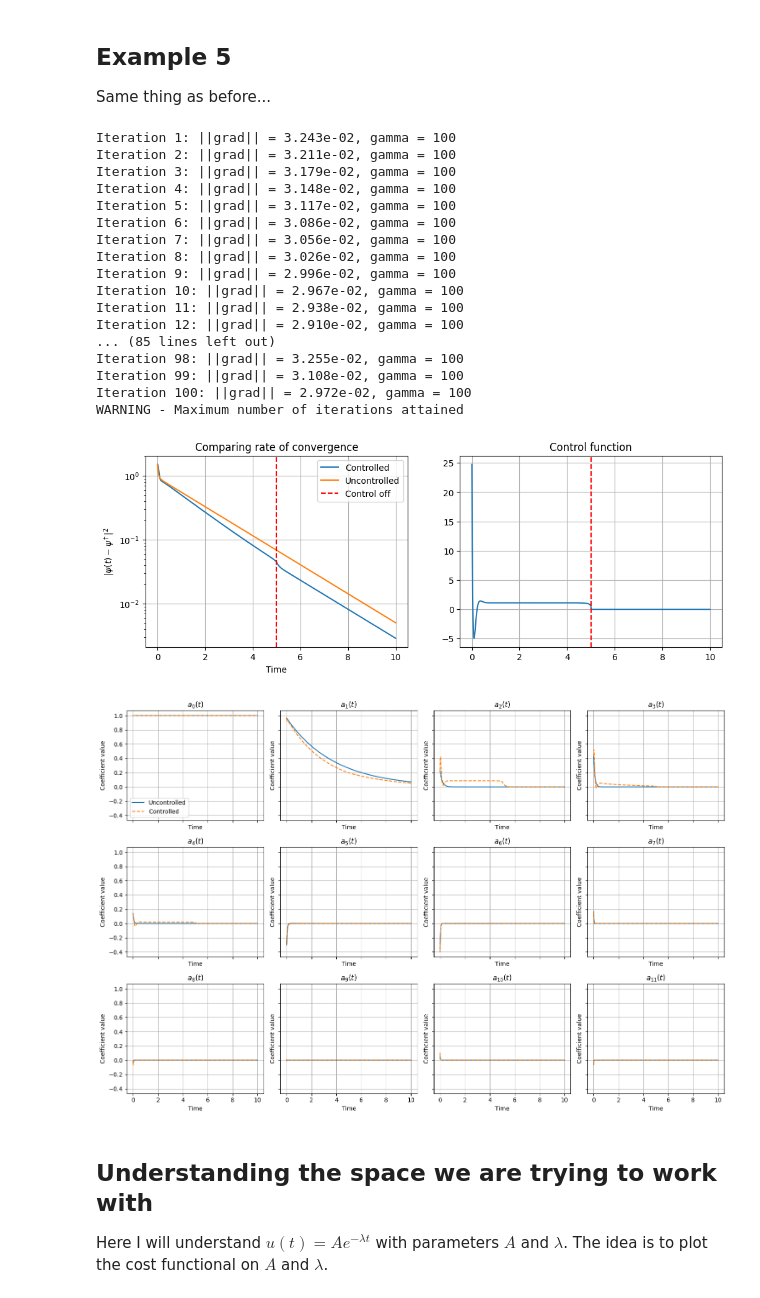
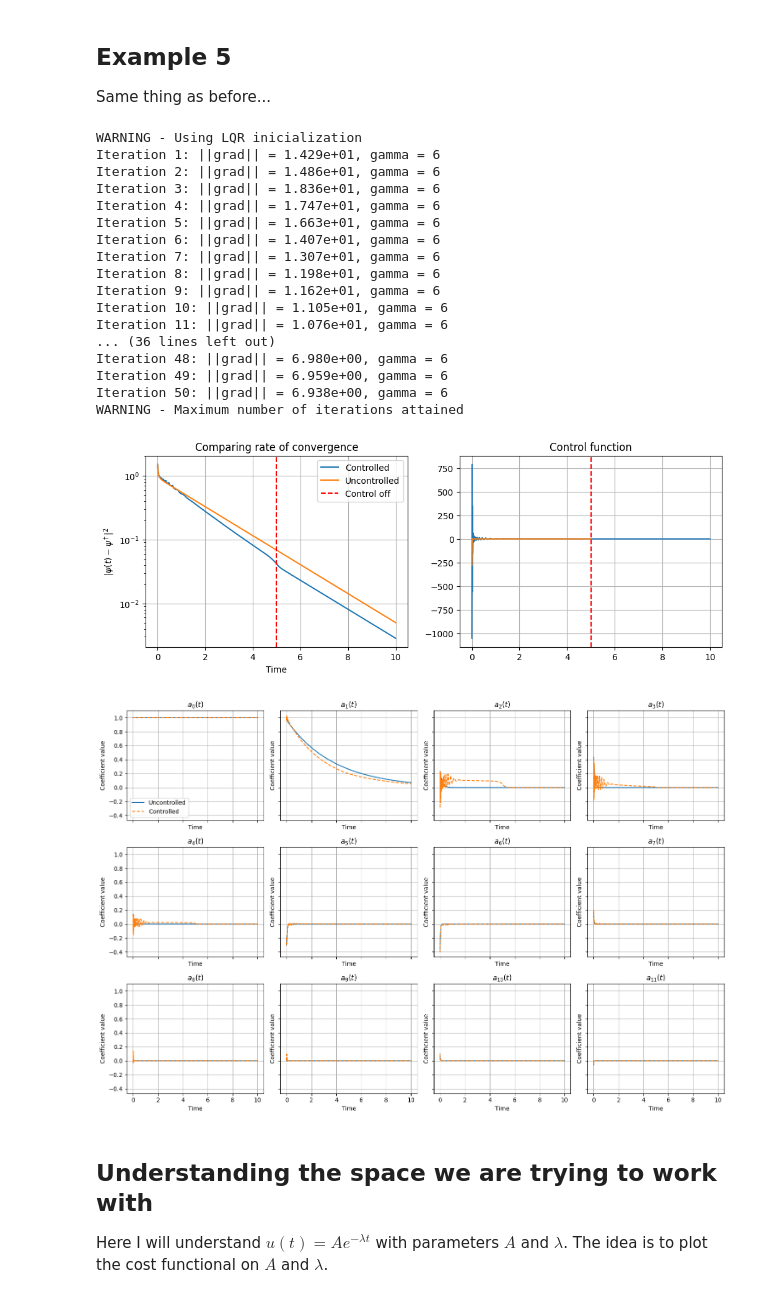
Before and after one commit to lucasmoschen/spectral-fp-opt-control, a Jupyter notebook: notebooks/optimal_control_problem.ipynb, the cells around one changed output. Cells and saved outputs as stored; diff of their text form; code cells hidden in the pictures.

Commit message:
including lqr inicialization

```diff
--- a/notebooks/optimal_control_problem.ipynb
+++ b/notebooks/optimal_control_problem.ipynb
@@ -674,63 +674,64 @@ solver = SchrodingerControlSolver(
     potential=potential,
     rho_0=rho_0,
     rho_dag=None,
-    nu=1e-4,
+    nu=1e-5,
+    kappa=10,
     nabla_alpha_list=nabla_alpha_list,
     nabla_V=lambda x: 4*(x**2 - 1.5)*x,
     correct_lambda0=True
 )
 
 T = 5.0
-result_control = solver.solve(T=T, t_free=5.0, max_iter=100, tol=1e-8, time_eval=time_eval, verbose=True,
-                              control_funcs = [lambda t: 1e2*np.exp(-5 * t)],
+result_control = solver.solve(T=T, t_free=5.0, max_iter=50, tol=1e-8, time_eval=time_eval, verbose=True,
                               #learning_rate_kwargs={'method': 'backtracking', 'gamma_init': 1000, 'alpha': 0.99, 'beta': 0.9},
-                              learning_rate_kwargs={'gamma': 100}
+                              learning_rate_kwargs={'gamma': 6}, inicialization=True
                              )
 
 result = solver.solve(T=T, t_free=5.0, max_iter=200, tol=1e-10, time_eval=time_eval, verbose=True,
                       control_funcs=[lambda t: np.zeros_like(t)], optimise=False)
 # %% [output]
-Iteration 1: ||grad|| = 3.243e-02, gamma = 100
-Iteration 2: ||grad|| = 3.211e-02, gamma = 100
-Iteration 3: ||grad|| = 3.179e-02, gamma = 100
-Iteration 4: ||grad|| = 3.148e-02, gamma = 100
-Iteration 5: ||grad|| = 3.117e-02, gamma = 100
-Iteration 6: ||grad|| = 3.086e-02, gamma = 100
-Iteration 7: ||grad|| = 3.056e-02, gamma = 100
-Iteration 8: ||grad|| = 3.026e-02, gamma = 100
-Iteration 9: ||grad|| = 2.996e-02, gamma = 100
-Iteration 10: ||grad|| = 2.967e-02, gamma = 100
-Iteration 11: ||grad|| = 2.938e-02, gamma = 100
-Iteration 12: ||grad|| = 2.910e-02, gamma = 100
-... (85 lines left out)
-Iteration 98: ||grad|| = 3.255e-02, gamma = 100
-Iteration 99: ||grad|| = 3.108e-02, gamma = 100
-Iteration 100: ||grad|| = 2.972e-02, gamma = 100
+WARNING - Using LQR inicialization
+Iteration 1: ||grad|| = 1.429e+01, gamma = 6
+Iteration 2: ||grad|| = 1.486e+01, gamma = 6
+Iteration 3: ||grad|| = 1.836e+01, gamma = 6
+Iteration 4: ||grad|| = 1.747e+01, gamma = 6
+Iteration 5: ||grad|| = 1.663e+01, gamma = 6
+Iteration 6: ||grad|| = 1.407e+01, gamma = 6
+Iteration 7: ||grad|| = 1.307e+01, gamma = 6
+Iteration 8: ||grad|| = 1.198e+01, gamma = 6
+Iteration 9: ||grad|| = 1.162e+01, gamma = 6
+Iteration 10: ||grad|| = 1.105e+01, gamma = 6
+Iteration 11: ||grad|| = 1.076e+01, gamma = 6
+... (36 lines left out)
+Iteration 48: ||grad|| = 6.980e+00, gamma = 6
+Iteration 49: ||grad|| = 6.959e+00, gamma = 6
+Iteration 50: ||grad|| = 6.938e+00, gamma = 6
 WARNING - Maximum number of iterations attained
 # %%
 diff_control = np.trapezoid((result_control['psi'] - solver.rho_infty(solver.x)**(1/2))**2, x=solver.x, axis=1)
 diff_nocontrol = np.trapezoid((result['psi'] - solver.rho_infty(solver.x)**(1/2))**2, x=solver.x, axis=1)
 
 fig, ax = plt.subplots(1, 2, figsize=(12, 4))
 ax[0].plot(result_control['time'], diff_control, label='Controlled')
 ax[0].plot(result['time'], diff_nocontrol, label='Uncontrolled')
 
 ax[0].set_xlabel('Time')
 ax[0].set_ylabel(r'$|\psi(t) - \psi^\dagger|^2$')
 ax[0].set_title('Comparing rate of convergence')
 ax[0].axvline(5.0, c='red', ls='--', label='Control off')
 ax[0].legend()
 ax[0].grid(True)
 ax[0].set_yscale('log')
 
 ax[1].plot(result_control['time'], result_control['u_vals'][:, 0])
+ax[1].plot(result_control['time'][result_control['time'] <= T], solver.u_initial)
 ax[1].axvline(5.0, c='red', ls='--')
 ax[1].grid(True)
 ax[1].set_title("Control function")
 
 plt.show()
 # %% [output]
-[figure, old version]
+[figure, new version]
 # %%
 num_plots = 12
 rows, cols = 3, 4  # 3 rows x 4 cols = 12 subplots
@@ -752,7 +753,7 @@ for i in range(num_plots):
 plt.tight_layout()
 plt.show()
 # %% [output]
-[figure, old version]
+[figure, new version]
 # %% [markdown]
 ## Understanding the space we are trying to work with
 
```
Also changed, not shown: 1 other file.
